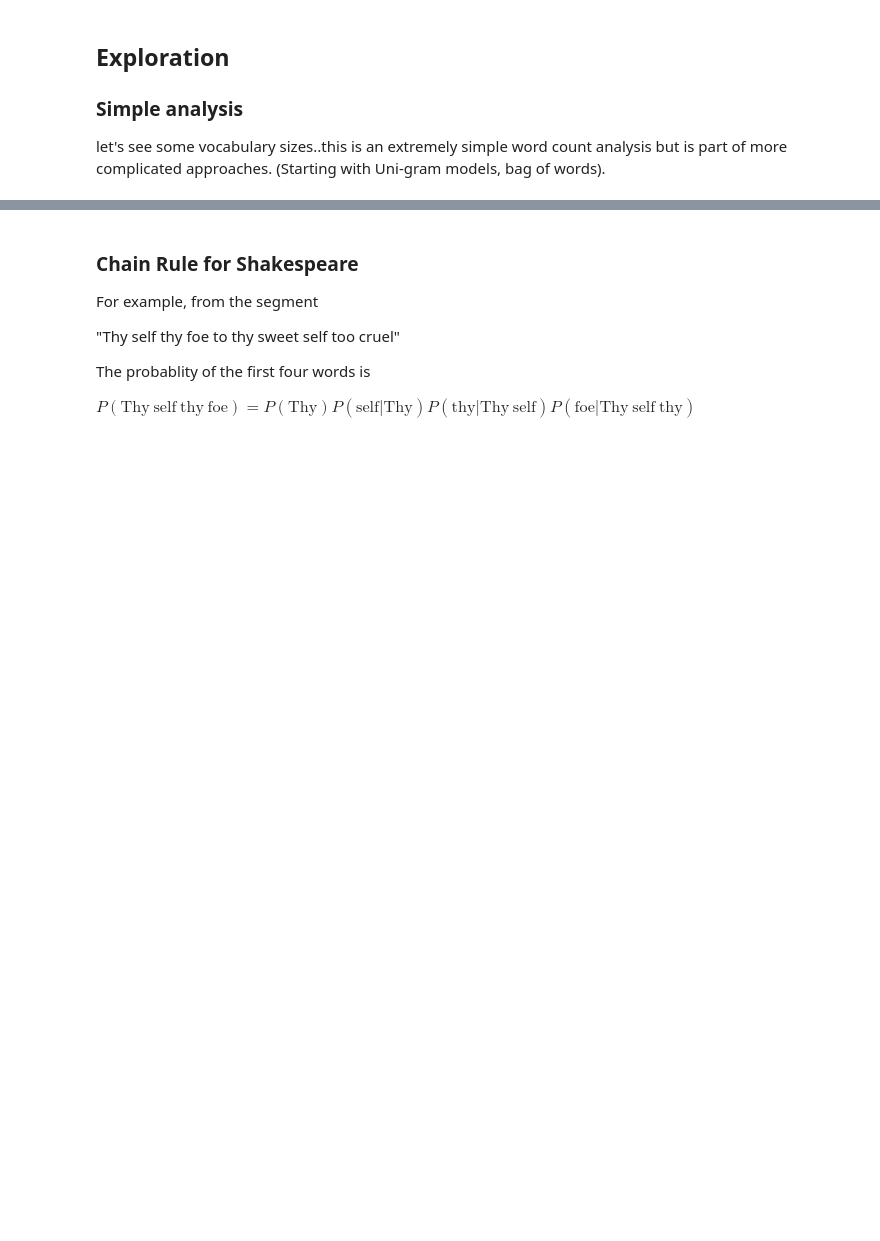
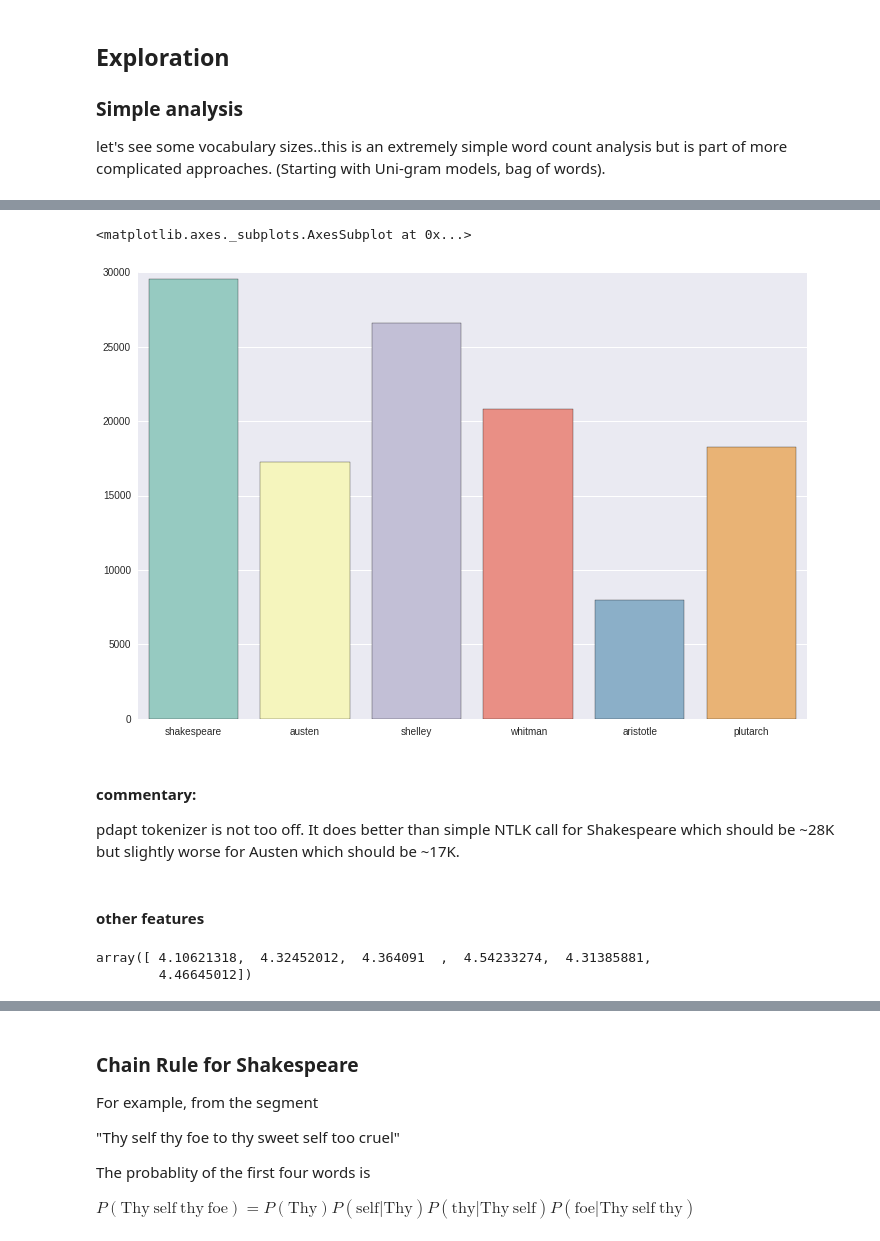
Before and after one commit to matthewmacleod/mkm_notebooks, a Jupyter notebook: mkm_nlp_notes.ipynb, the cells around one changed output, grey strips where cells are left out. Cells and saved outputs as stored; diff of their text form; code cells hidden in the pictures; blank space fills up the shorter version.

```diff
--- a/mkm_nlp_notes.ipynb
+++ b/mkm_nlp_notes.ipynb
@@ -588,0 +634,5 @@ len(uniq_words)
+# %%
+tokenizer = RegexpTokenizer(r'\w+')
+nltk_tokens = []
+for i,b in enumerate(bards):
+    nltk_tokens.append((b, list(set(tokenizer.tokenize(bard_strings[i][1])))))
@@ -588,0 +644,17 @@ len(uniq_words)
+# %%
+sns.barplot(bards, n_vocabs, palette="Set3")
+# %% [output]
+<matplotlib.axes._subplots.AxesSubplot at 0x...>
+[figure, added]
+# %% [markdown]
+#### commentary:
+pdapt tokenizer is not too off. It does better than simple NTLK call for Shakespeare which should be ~28K but slightly worse for Austen which should be ~17K.
+# %% [markdown]
+#### other features
+# %%
+#average word length in text
+avg_word_size = np.array([nlp.mean_corpus_word_length(i[1]) for i in bard_tokens])
+avg_word_size
+# %% [output]
+array([ 4.10621318,  4.32452012,  4.364091  ,  4.54233274,  4.31385881,
+        4.46645012])
```
Also changed, not shown: parts of 82 cells of this notebook.
